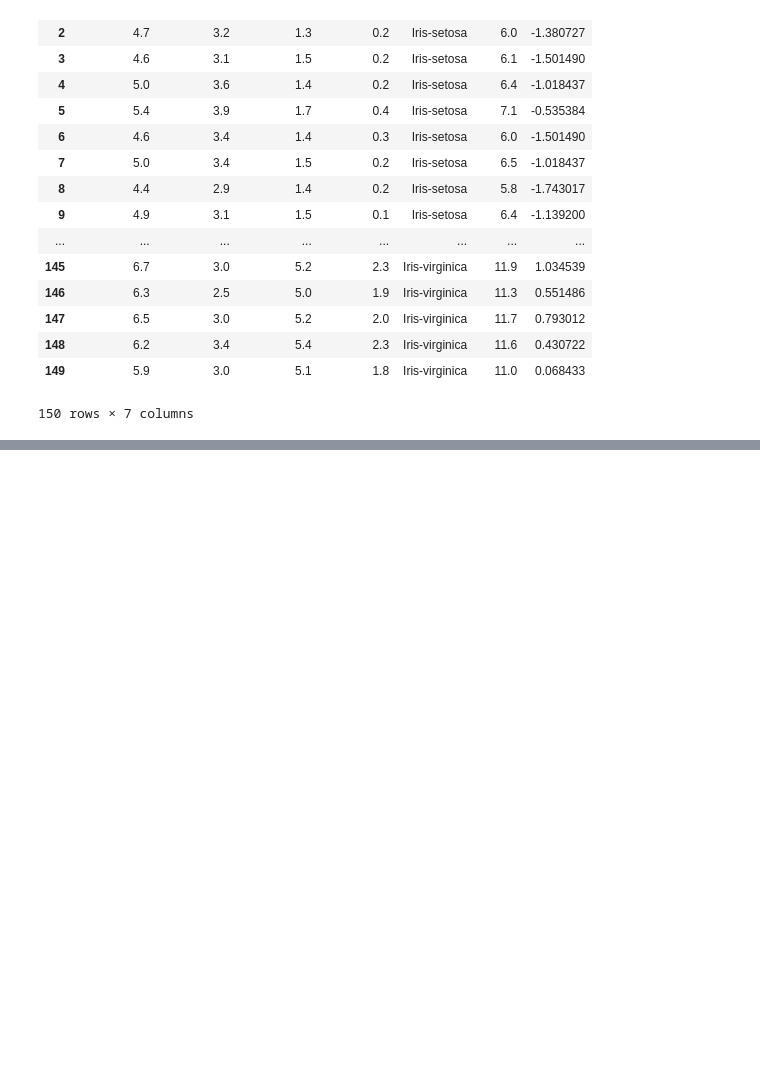
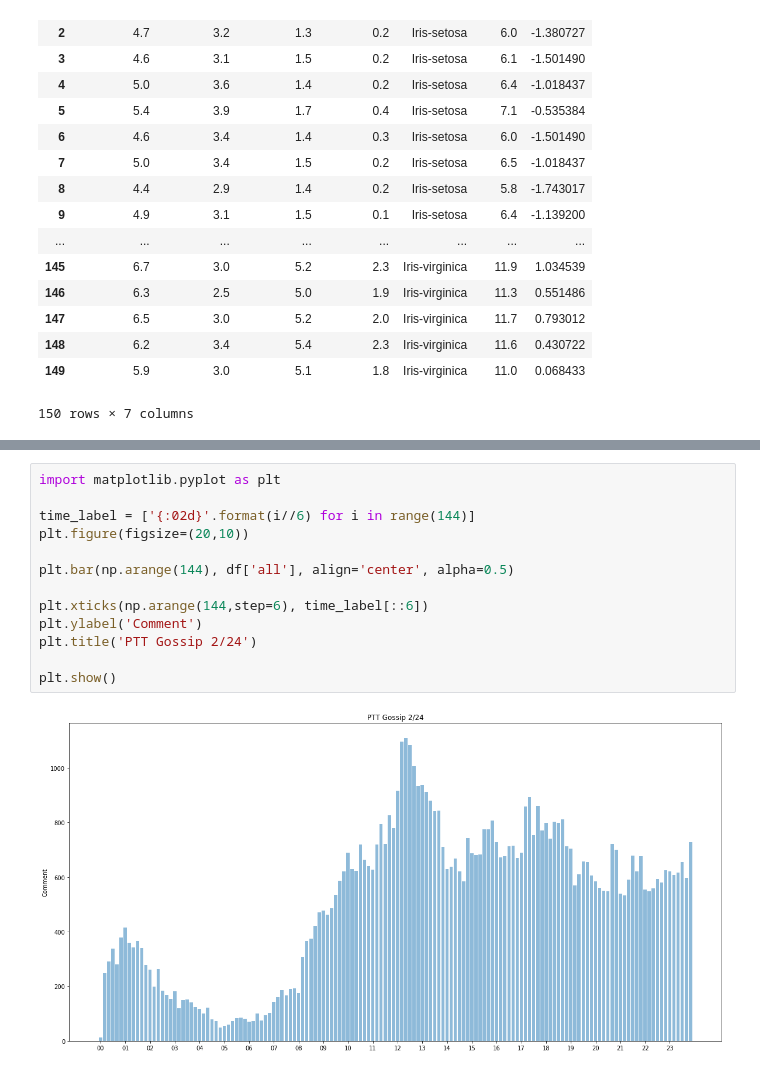
Before and after one commit to kehanlu/python, a Jupyter notebook: notebooks/lecture8.ipynb, the cells around one changed output, grey strips where cells are left out. Cells and saved outputs as stored; diff of their text form; blank space fills up the shorter version.

```diff
--- a/notebooks/lecture8.ipynb
+++ b/notebooks/lecture8.ipynb
@@ -179,0 +266,15 @@ df
+# %%
+import matplotlib.pyplot as plt
+
+time_label = ['{:02d}'.format(i//6) for i in range(144)]
+plt.figure(figsize=(20,10))
+
+plt.bar(np.arange(144), df['all'], align='center', alpha=0.5)
+
+plt.xticks(np.arange(144,step=6), time_label[::6])
+plt.ylabel('Comment')
+plt.title('PTT Gossip 2/24')
+
+plt.show()
+# %% [output]
+[figure, added]
```
Also changed, not shown: parts of 16 cells of this notebook, 2 other files.
